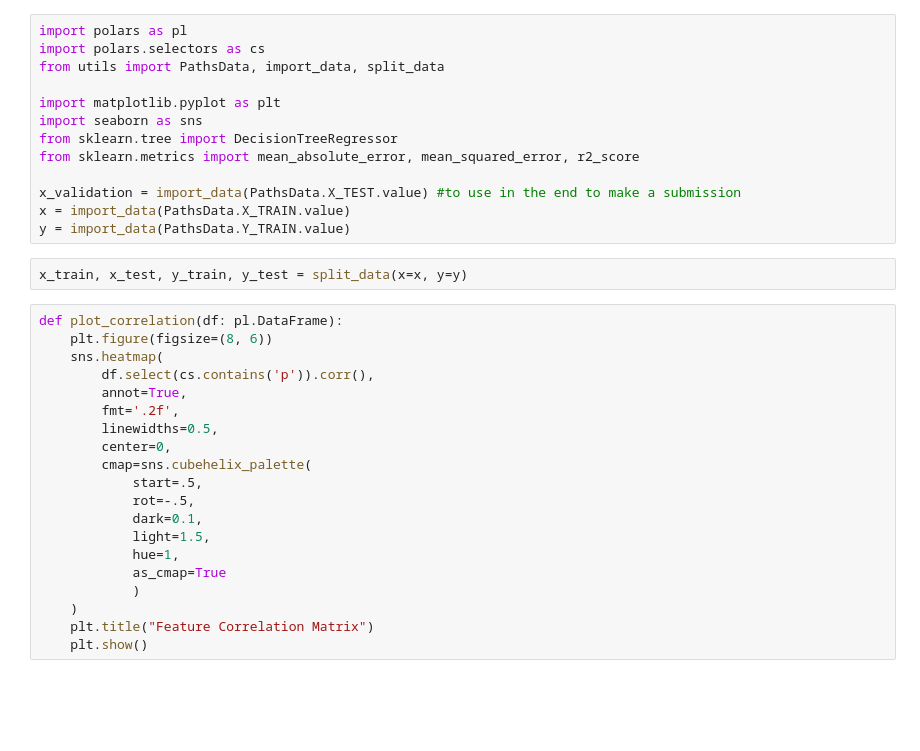
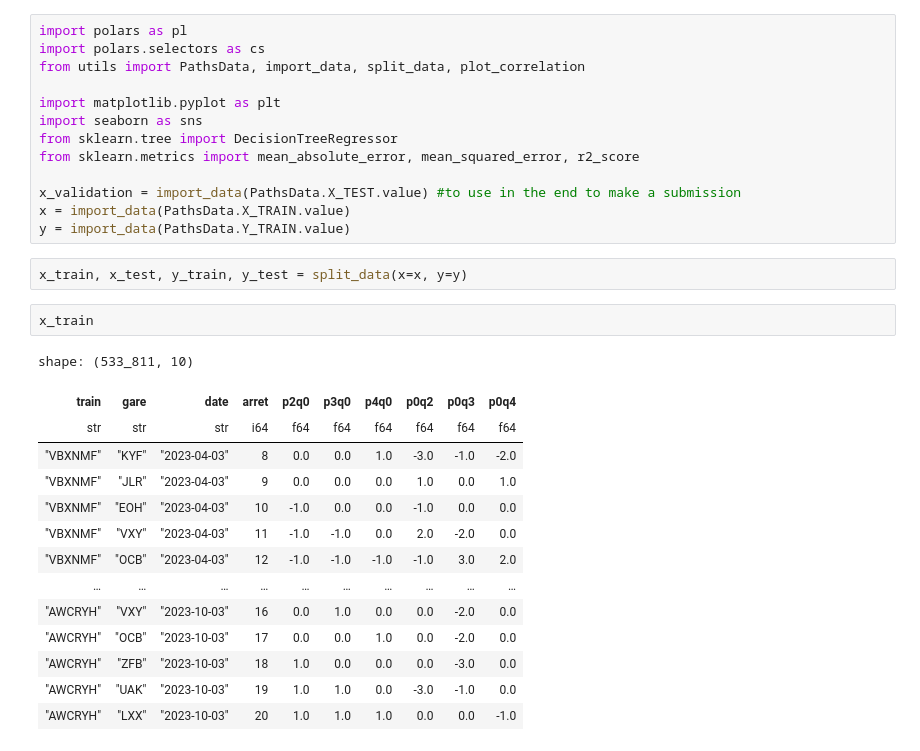
Before and after one commit to faunebl/challenge-data-203, a Jupyter notebook: sandbox.ipynb, the cells around one changed output. Cells and saved outputs as stored; diff of their text form; blank space fills up the shorter version.

```diff
--- a/sandbox.ipynb
+++ b/sandbox.ipynb
@@ -1,7 +1,7 @@
 # %%
 import polars as pl
 import polars.selectors as cs
-from utils import PathsData, import_data, split_data
+from utils import PathsData, import_data, split_data, plot_correlation
 
 import matplotlib.pyplot as plt
 import seaborn as sns
@@ -13,23 +13,20 @@ x = import_data(PathsData.X_TRAIN.value)
 y = import_data(PathsData.Y_TRAIN.value)
 # %%
 x_train, x_test, y_train, y_test = split_data(x=x, y=y)
-# %%
-def plot_correlation(df: pl.DataFrame):
-    plt.figure(figsize=(8, 6))
-    sns.heatmap(
-        df.select(cs.contains('p')).corr(),
-        annot=True,
-        fmt='.2f',
-        linewidths=0.5,
-        center=0,
-        cmap=sns.cubehelix_palette(
-            start=.5,
-            rot=-.5,
-            dark=0.1,
-            light=1.5,
-            hue=1,
-            as_cmap=True
-            )
-    )
-    plt.title("Feature Correlation Matrix")
-    plt.show()
+# %%
+x_train
+# %% [output]
+shape: (533_811, 10)
+| train | gare | date | arret | p2q0 | p3q0 | p4q0 | p0q2 | p0q3 | p0q4 |
+| str | str | str | i64 | f64 | f64 | f64 | f64 | f64 | f64 |
+| "VBXNMF" | "KYF" | "2023-04-03" | 8 | 0.0 | 0.0 | 1.0 | -3.0 | -1.0 | -2.0 |
+| "VBXNMF" | "JLR" | "2023-04-03" | 9 | 0.0 | 0.0 | 0.0 | 1.0 | 0.0 | 1.0 |
+| "VBXNMF" | "EOH" | "2023-04-03" | 10 | -1.0 | 0.0 | 0.0 | -1.0 | 0.0 | 0.0 |
+| "VBXNMF" | "VXY" | "2023-04-03" | 11 | -1.0 | -1.0 | 0.0 | 2.0 | -2.0 | 0.0 |
+| "VBXNMF" | "OCB" | "2023-04-03" | 12 | -1.0 | -1.0 | -1.0 | -1.0 | 3.0 | 2.0 |
+| … | … | … | … | … | … | … | … | … | … |
+| "AWCRYH" | "VXY" | "2023-10-03" | 16 | 0.0 | 1.0 | 0.0 | 0.0 | -2.0 | 0.0 |
+| "AWCRYH" | "OCB" | "2023-10-03" | 17 | 0.0 | 0.0 | 1.0 | 0.0 | -2.0 | 0.0 |
+| "AWCRYH" | "ZFB" | "2023-10-03" | 18 | 1.0 | 0.0 | 0.0 | 0.0 | -3.0 | 0.0 |
+| "AWCRYH" | "UAK" | "2023-10-03" | 19 | 1.0 | 1.0 | 0.0 | -3.0 | -1.0 | 0.0 |
+| "AWCRYH" | "LXX" | "2023-10-03" | 20 | 1.0 | 1.0 | 1.0 | 0.0 | 0.0 | -1.0 |
```
Also changed, not shown: parts of 4 cells of this notebook, 2 other files.
